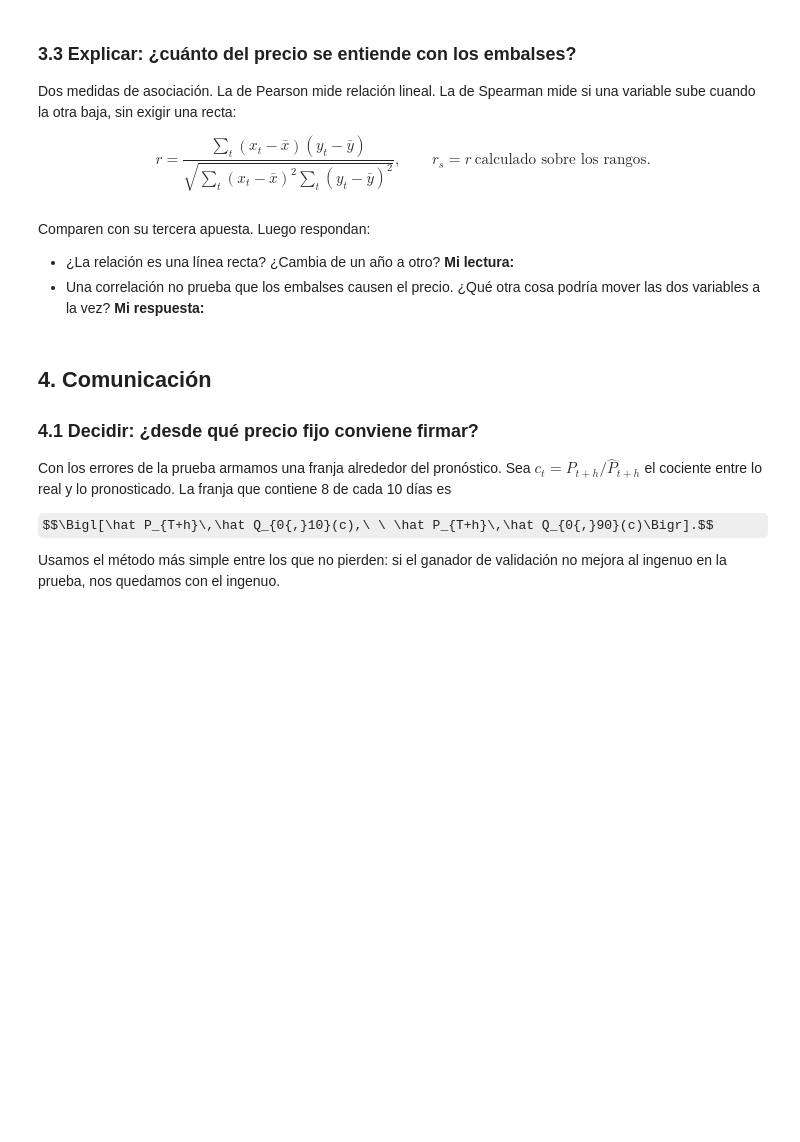
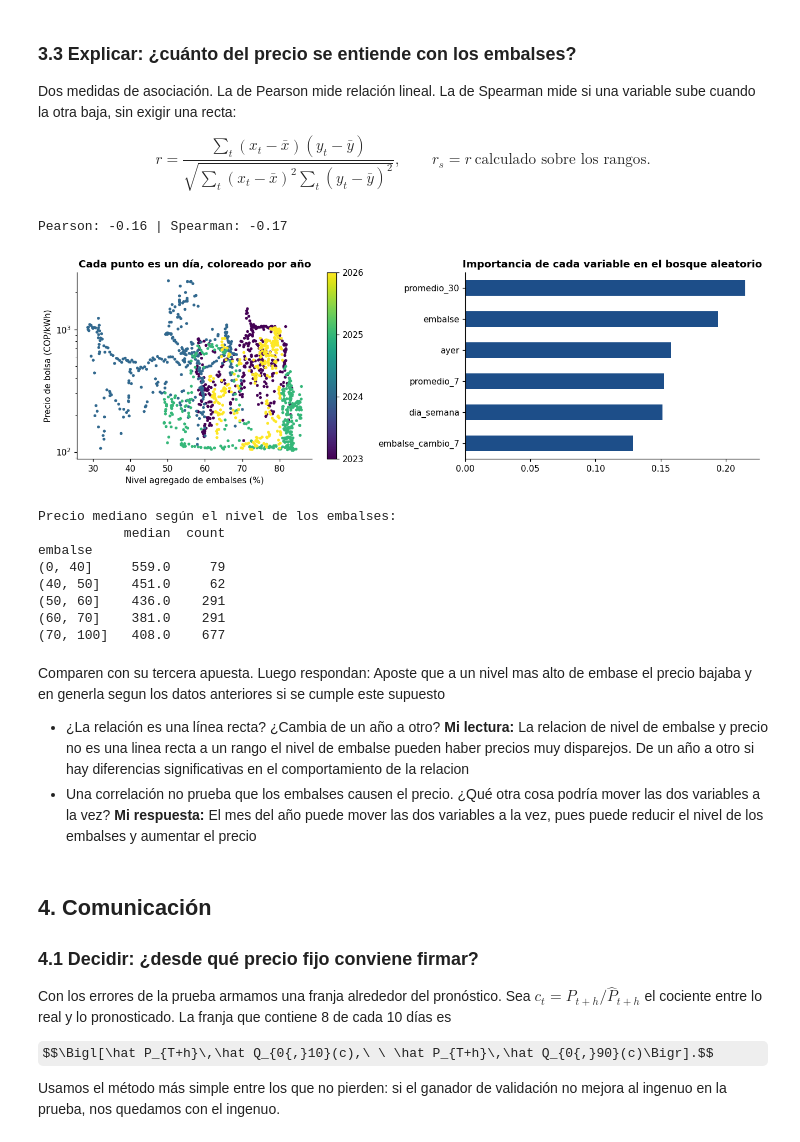
Before and after one commit to hslein/Especializacion_Estadistica, a Jupyter notebook: 01b_el_precio_de_la_luz.ipynb, the cells around one changed output. Saved outputs shown, nothing was run; the diff lists cells and outputs as text; code cells hidden in the pictures; some formulas as TeX source; blank space fills up the shorter version.

```diff
--- a/01b_el_precio_de_la_luz.ipynb
+++ b/01b_el_precio_de_la_luz.ipynb
@@ -362,24 +379,35 @@ Dos medidas de asociación. La de Pearson mide relación lineal. La de Spearman
 
 $$r=\frac{\sum_t (x_t-\bar x)(y_t-\bar y)}{\sqrt{\sum_t (x_t-\bar x)^2\sum_t (y_t-\bar y)^2}},\qquad r_s=r\ \text{calculado sobre los rangos}.$$
 # %%
-pearson = datos["precio"].corr(datos[____])               # HUECO 11: la otra variable de la relación
+pearson = datos["precio"].corr(datos["embalse"])               # HUECO 11: la otra variable de la relación
 spearman = datos["precio"].corr(datos["embalse"], method="spearman")
 print(f"Pearson: {pearson:.2f} | Spearman: {spearman:.2f}")
 
 fig, (izq, der) = plt.subplots(1, 2, figsize=(12, 4))
 puntos = izq.scatter(datos["embalse"], datos["precio"], s=6, c=datos.index.year, cmap="viridis")
 izq.set(xlabel="Nivel agregado de embalses (%)", ylabel="Precio de bolsa (COP/kWh)", yscale="log", title="Cada punto es un día, coloreado por año")
 plt.colorbar(puntos, ax=izq, ticks=sorted(set(datos.index.year)))
 resultado.importancias.plot.barh(ax=der, color="#1D4E89")
 der.set(title="Importancia de cada variable en el bosque aleatorio"); plt.tight_layout(); plt.show()
 
 por_nivel = datos.groupby(pd.cut(datos["embalse"], [0, 40, 50, 60, 70, 100]), observed=True)["precio"].agg(["median", "count"]).round(0)
 print("Precio mediano según el nivel de los embalses:"); print(por_nivel)
+# %% [output]
+Pearson: -0.16 | Spearman: -0.17
+[figure, added]
+Precio mediano según el nivel de los embalses:
+           median  count
+embalse
+(0, 40]     559.0     79
+(40, 50]    451.0     62
+(50, 60]    436.0    291
+(60, 70]    381.0    291
+(70, 100]   408.0    677
 # %% [markdown]
 Comparen con su tercera apuesta. Luego respondan:
-
-- ¿La relación es una línea recta? ¿Cambia de un año a otro? **Mi lectura:**
-- Una correlación no prueba que los embalses causen el precio. ¿Qué otra cosa podría mover las dos variables a la vez? **Mi respuesta:**
+Aposte que a un nivel mas alto de embase el precio bajaba y en generla segun los datos anteriores si se cumple este supuesto
+- ¿La relación es una línea recta? ¿Cambia de un año a otro? **Mi lectura:** La relacion de nivel de embalse y precio no es una linea recta a un rango el nivel de embalse pueden haber precios muy disparejos. De un año a otro si hay diferencias significativas en el comportamiento de la relacion
+- Una correlación no prueba que los embalses causen el precio. ¿Qué otra cosa podría mover las dos variables a la vez? **Mi respuesta:** El mes del año puede mover las dos variables a la vez, pues puede reducir el nivel de los embalses y aumentar el precio
 # %% [markdown]
 ## 4. Comunicación
 
```
Also changed, not shown: parts of 8 cells of this notebook.
